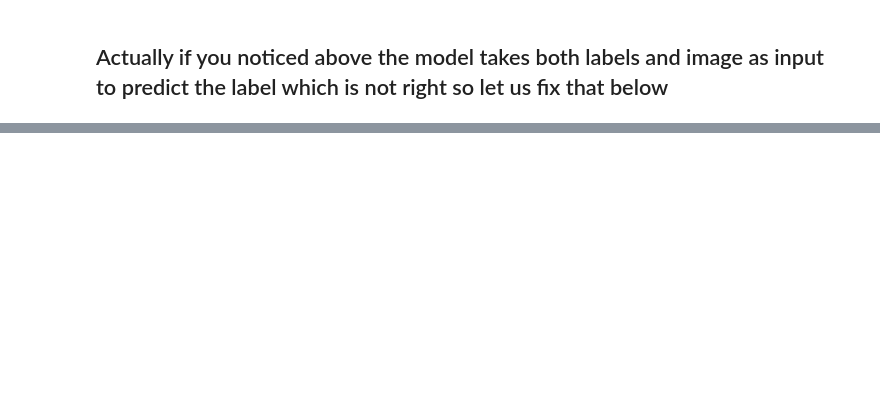
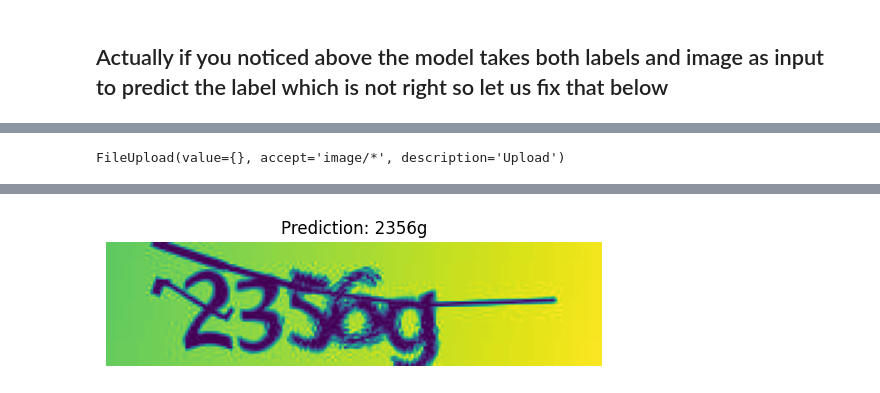
Before and after one commit to Rohit-Sharma-RS/ML-and-DL, a Jupyter notebook: OCR captcha cracker/OCR-Captcha-cracker.ipynb, the cells around one changed output, grey strips where cells are left out. Cells and saved outputs as stored; diff of their text form; code cells hidden in the pictures; blank space fills up the shorter version.

Commit message:
added an image uploader feature

```diff
--- a/OCR captcha cracker/OCR-Captcha-cracker.ipynb
+++ b/OCR captcha cracker/OCR-Captcha-cracker.ipynb
@@ -391,0 +392,37 @@ Model: "functional_2"
+# %%
+import ipywidgets as widgets
+from IPython.display import display
+from PIL import Image
+import io
+
+# Create an upload buttons
+upload_button = widgets.FileUpload(accept='image/*', multiple=False)
+
+def on_upload_change(change):
+    # Get the uploaded file
+    uploaded_file = change['new']
+    if uploaded_file:
+        # Get the first (and only) file's content
+        # uploaded_file is a dictionary where keys are filenames
+        filename = list(uploaded_file.keys())[0]
+        img_data = uploaded_file[filename]['content'] # Access content using filename
+
+        img = Image.open(io.BytesIO(img_data)).convert('L')
+        img = img.resize((img_width, img_height))
+        img = np.array(img).astype('float32') / 255.0
+        img = np.expand_dims(img, axis=-1)
+        img = np.expand_dims(img, axis=0)
+        img = tf.transpose(img, perm=[0, 2, 1, 3])
+
+        # Make prediction
+        preds = prediction_model.predict(img)
+        pred_texts = decode_batch_predictions(preds)
+        plt.imshow(np.squeeze(img).T)
+        plt.title(f"Prediction: {pred_texts[0]}")
+        plt.axis('off')
+        plt.show()
+
+upload_button.observe(on_upload_change, names='value')
+display(upload_button)
+# %% [output]
+FileUpload(value={}, accept='image/*', description='Upload')
@@ -391,0 +430 @@ Model: "functional_2"
+[figure, added]
```
Also changed, not shown: parts of 8 cells of this notebook, 1 other file.
